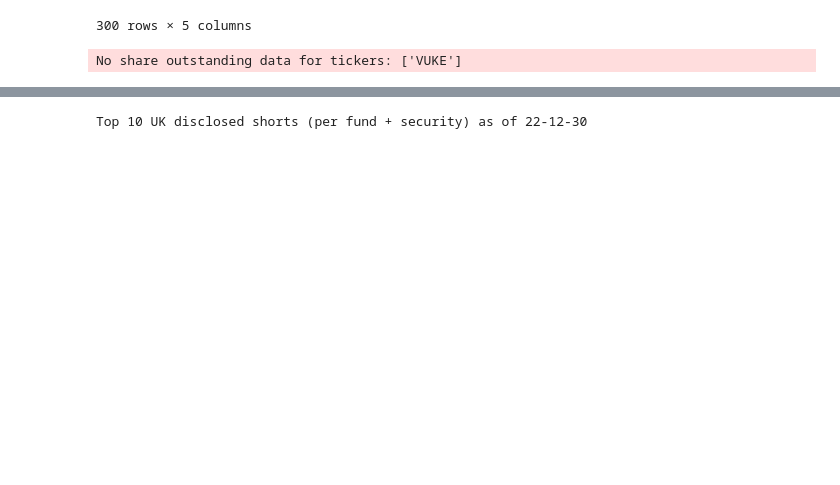
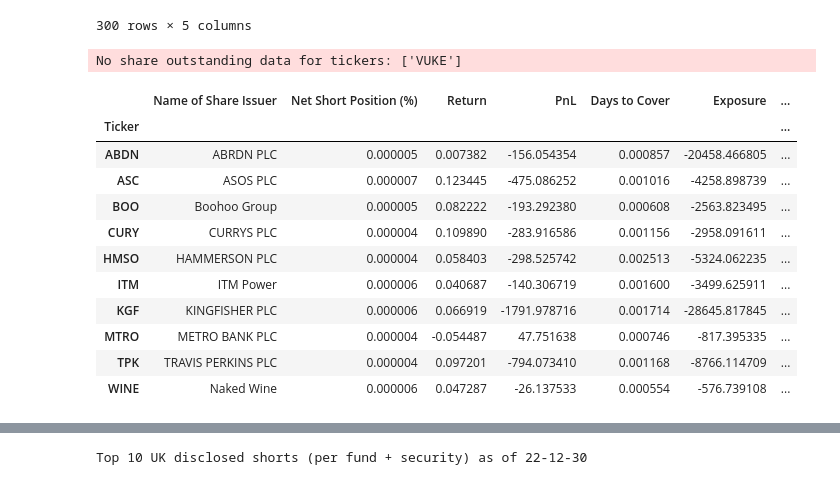
Before and after one commit to nikulpatel3141/UK-Short-Tracker, a Jupyter notebook: Notebooks/process_scripting.ipynb, the cells around one changed output, grey strips where cells are left out. Drawn from its saved outputs; the diff is of its cells as text; code cells hidden in the pictures; blank space fills up the shorter version.

```diff
--- a/Notebooks/process_scripting.ipynb
+++ b/Notebooks/process_scripting.ipynb
@@ -328,0 +357,15 @@ sec_short_metrics, fund_short_metrics = summarise_short_discl(discl_data, mkt_da
+# %%
+sec_short_metrics
+# %% [output]
+|  | Name of Share Issuer | Net Short Position (%) | Return | PnL | Days to Cover | Exposure | ... |
+| Ticker |  |  |  |  |  |  | ... |
+| ABDN | ABRDN PLC | 0.000005 | 0.007382 | -156.054354 | 0.000857 | -20458.466805 | ... |
+| ASC | ASOS PLC | 0.000007 | 0.123445 | -475.086252 | 0.001016 | -4258.898739 | ... |
+| BOO | Boohoo Group | 0.000005 | 0.082222 | -193.292380 | 0.000608 | -2563.823495 | ... |
+| CURY | CURRYS PLC | 0.000004 | 0.109890 | -283.916586 | 0.001156 | -2958.091611 | ... |
+| HMSO | HAMMERSON PLC | 0.000004 | 0.058403 | -298.525742 | 0.002513 | -5324.062235 | ... |
+| ITM | ITM Power | 0.000006 | 0.040687 | -140.306719 | 0.001600 | -3499.625911 | ... |
+| KGF | KINGFISHER PLC | 0.000006 | 0.066919 | -1791.978716 | 0.001714 | -28645.817845 | ... |
+| MTRO | METRO BANK PLC | 0.000004 | -0.054487 | 47.751638 | 0.000746 | -817.395335 | ... |
+| TPK | TRAVIS PERKINS PLC | 0.000004 | 0.097201 | -794.073410 | 0.001168 | -8766.114709 | ... |
+| WINE | Naked Wine | 0.000006 | 0.047287 | -26.137533 | 0.000554 | -576.739108 | ... |
```
Also changed, not shown: parts of 7 cells of this notebook, 1 other file.
